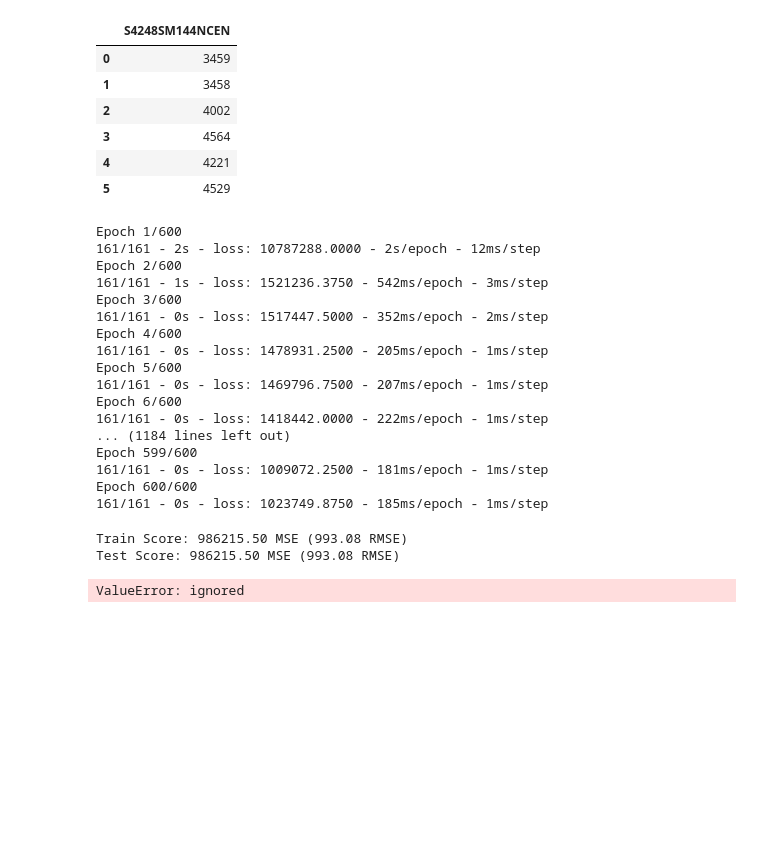
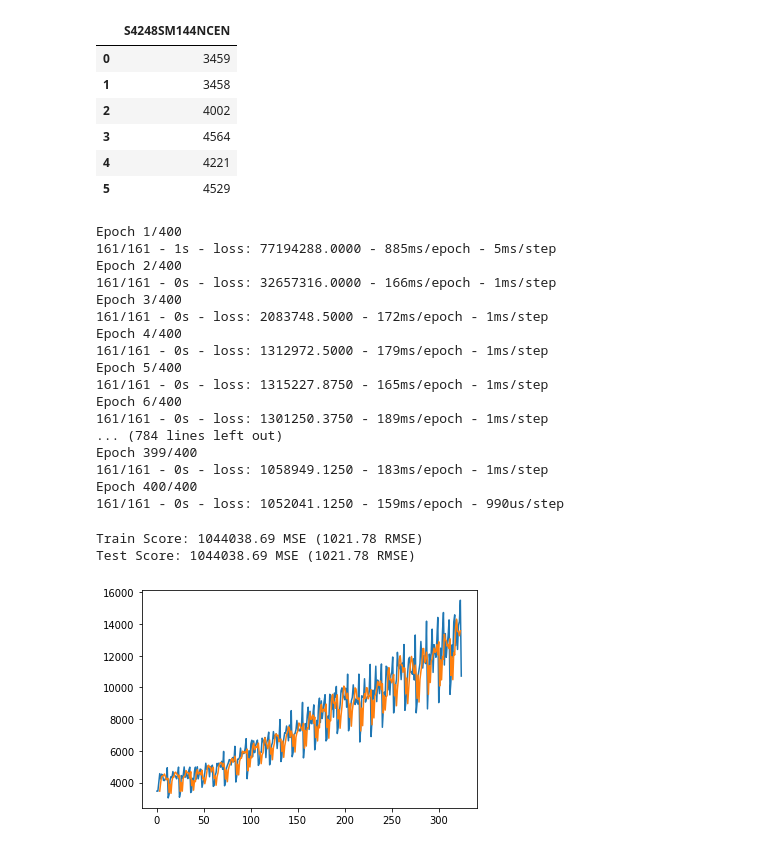
Before and after one commit to StanislavParkhomenko/Lab_Neiro, a Jupyter notebook: Lab4.ipynb, the cells around one changed output. Drawn from its saved outputs; the diff is of its cells as text; code cells hidden in the pictures; blank space fills up the shorter version.

```diff
--- a/Lab4.ipynb
+++ b/Lab4.ipynb
@@ -57,7 +57,7 @@ fl2.head(6)
 | 4 | 4221 |
 | 5 | 4529 |
 # %%
-train_size = int(len(dataset) * 0.75)
+train_size = int(len(dataset) * 0.67)
 test_size = len(dataset) - train_size
 train, test = dataset[0:train_size,:], dataset[train_size:len(dataset),:]
 
@@ -70,51 +70,51 @@ model.add(Dense(12, input_dim=look_back, activation='relu'))
 model.add(Dense(8, activation='relu'))
 model.add(Dense(1))
 model.compile(loss='mean_squared_error', optimizer='adam')
-history = model.fit(trainX, trainY, epochs=600, batch_size=2, verbose=2)
+history = model.fit(trainX, trainY, epochs=400, batch_size=2, verbose=2)
 # %% [output]
-Epoch 1/600
-161/161 - 2s - loss: 10787288.0000 - 2s/epoch - 12ms/step
-Epoch 2/600
-161/161 - 1s - loss: 1521236.3750 - 542ms/epoch - 3ms/step
-Epoch 3/600
-161/161 - 0s - loss: 1517447.5000 - 352ms/epoch - 2ms/step
-Epoch 4/600
-161/161 - 0s - loss: 1478931.2500 - 205ms/epoch - 1ms/step
-Epoch 5/600
-161/161 - 0s - loss: 1469796.7500 - 207ms/epoch - 1ms/step
-Epoch 6/600
-161/161 - 0s - loss: 1418442.0000 - 222ms/epoch - 1ms/step
-... (1184 lines left out)
-Epoch 599/600
-161/161 - 0s - loss: 1009072.2500 - 181ms/epoch - 1ms/step
-Epoch 600/600
-161/161 - 0s - loss: 1023749.8750 - 185ms/epoch - 1ms/step
+Epoch 1/400
+161/161 - 1s - loss: 77194288.0000 - 885ms/epoch - 5ms/step
+Epoch 2/400
+161/161 - 0s - loss: 32657316.0000 - 166ms/epoch - 1ms/step
+Epoch 3/400
+161/161 - 0s - loss: 2083748.5000 - 172ms/epoch - 1ms/step
+Epoch 4/400
+161/161 - 0s - loss: 1312972.5000 - 179ms/epoch - 1ms/step
+Epoch 5/400
+161/161 - 0s - loss: 1315227.8750 - 165ms/epoch - 1ms/step
+Epoch 6/400
+161/161 - 0s - loss: 1301250.3750 - 189ms/epoch - 1ms/step
+... (784 lines left out)
+Epoch 399/400
+161/161 - 0s - loss: 1058949.1250 - 183ms/epoch - 1ms/step
+Epoch 400/400
+161/161 - 0s - loss: 1052041.1250 - 159ms/epoch - 990us/step
 # %%
 trainScore = model.evaluate(trainX, trainY, verbose=0)
 print('Train Score: %.2f MSE (%.2f RMSE)' % (trainScore, math.sqrt(trainScore)))
 testScore = model.evaluate(testX, testY, verbose=0)
 print('Test Score: %.2f MSE (%.2f RMSE)' % (testScore, math.sqrt(testScore)))
 
 trainPredict = model.predict(trainX)
 testPredict = model.predict(testX)
 
 # Зсув trainPredict для побудови графічного відрізку
 trainPredictPlot = np.empty_like(dataset)
 trainPredictPlot[:, :] = np.nan
 trainPredictPlot[look_back:len(trainPredict)+look_back, :] = trainPredict
 
 # Зсув testPredict для побудови графічного відрізку
 testPredictPlot = np.empty_like(dataset)
 testPredictPlot[:, :] = np.nan
-testPredictPlot[len(trainPredict)+(look_back*2)+1:len(dataset)-1, :] = testPredict
+#testPredictPlot[len(trainPredict)+(look_back*2)+1:len(dataset)-1, :] = testPredict
 # ERROR arrey 321
 
 # Базовий графік та прогнози
 plt.plot(dataset)
 plt.plot(trainPredictPlot)
 plt.plot(testPredictPlot)
 plt.show()
 # %% [output]
-Train Score: 986215.50 MSE (993.08 RMSE)
-Test Score: 986215.50 MSE (993.08 RMSE)
+Train Score: 1044038.69 MSE (1021.78 RMSE)
+Test Score: 1044038.69 MSE (1021.78 RMSE)
-ValueError: ignored
+[figure, added]
```
